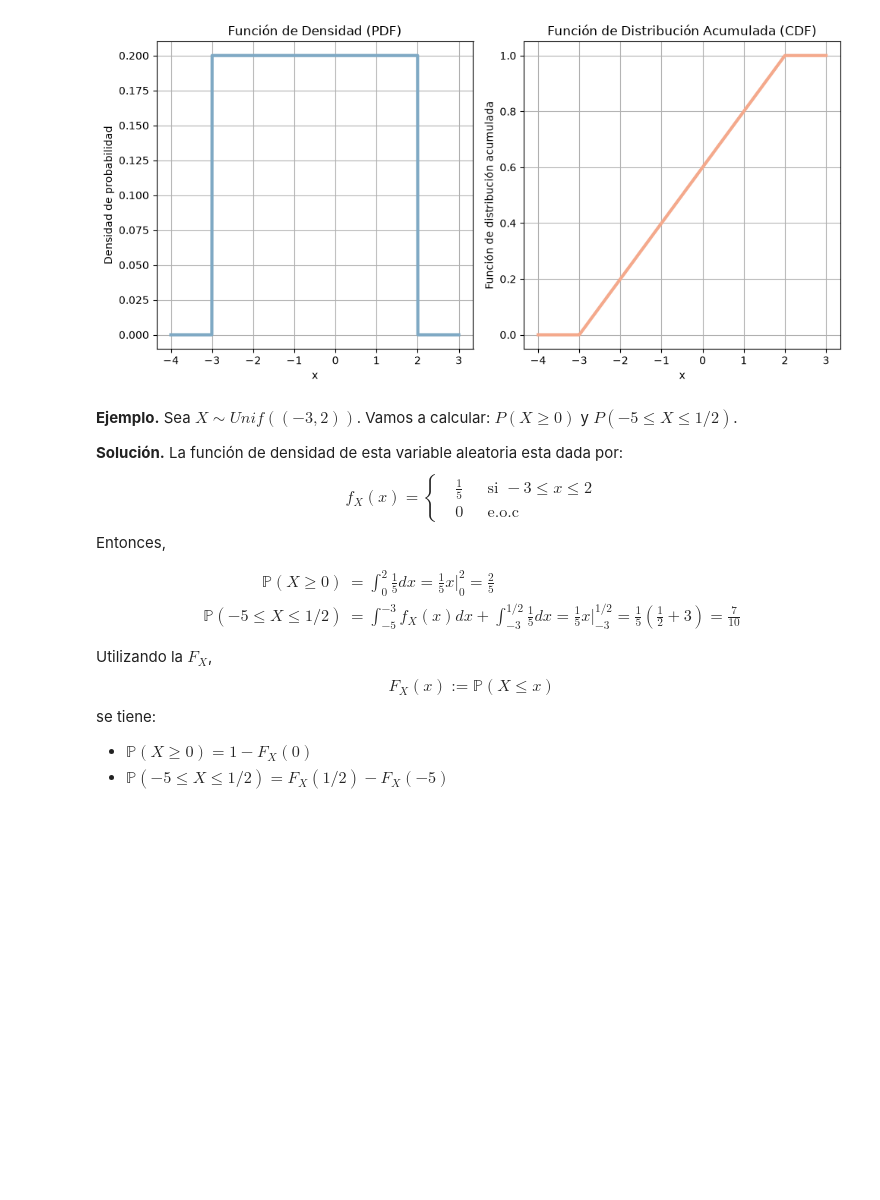
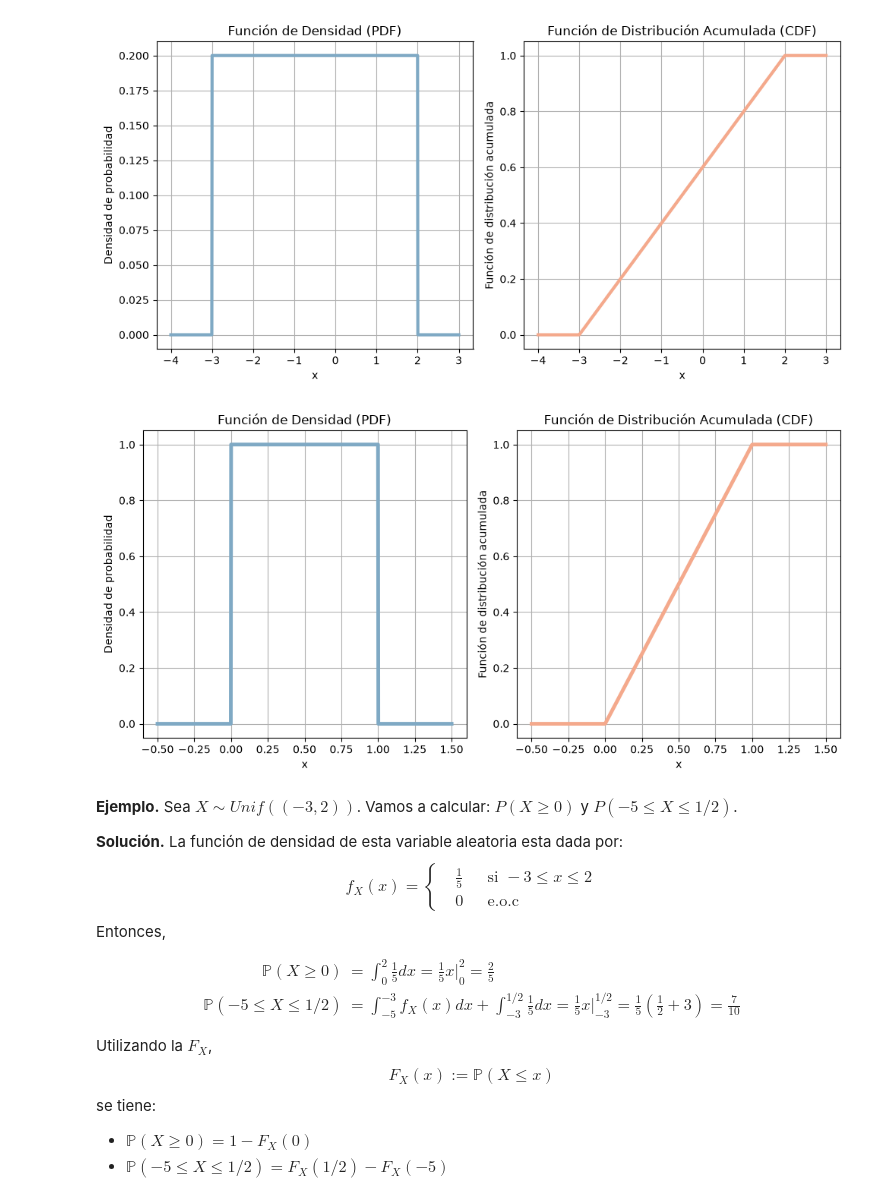
Before and after one commit to dianacondemp-1301/Modulo_ll_Mod_estadisticos, a Jupyter notebook: Variables_aleatorias.ipynb, the cells around one changed output. Cells and saved outputs as stored; diff of their text form; code cells hidden in the pictures; blank space fills up the shorter version.

```diff
--- a/Variables_aleatorias.ipynb
+++ b/Variables_aleatorias.ipynb
@@ -1228,6 +1230,44 @@ plt.tight_layout()
 plt.show()
 # %% [output]
 [figure]
+# %%
+# Parámetros de la distribución uniforme
+a = 0  # límite inferior
+b = 1  # límite superior
+
+# Crear el objeto de distribución uniforme usando scipy
+uniform_dist = uniform(loc=a, scale=b-a)
+
+# Generar valores de x
+x = np.linspace(-0.5, 1.5, 1000)
+
+# Calcular la PDF usando scipy
+pdf_values = uniform_dist.pdf(x)
+
+# Calcular la CDF usando scipy
+cdf_values = uniform_dist.cdf(x)
+
+# Graficar la PDF
+plt.figure(figsize=(10, 5))
+plt.subplot(1, 2, 1)
+plt.plot(x, pdf_values, label='PDF',color='#7FA9C4', linewidth=3.5)
+plt.xlabel('x')
+plt.ylabel('Densidad de probabilidad')
+plt.title('Función de Densidad (PDF)')
+plt.grid(True)
+
+# Graficar la CDF
+plt.subplot(1, 2, 2)
+plt.plot(x, cdf_values, label='CDF',  color='#F4A98C', linewidth=3.5)
+plt.xlabel('x')
+plt.ylabel('Función de distribución acumulada')
+plt.title('Función de Distribución Acumulada (CDF)')
+plt.grid(True)
+
+plt.tight_layout()
+plt.show()
+# %% [output]
+[figure, added]
 # %% [markdown]
 **Ejemplo.** 	Sea $X\sim Unif((-3,2))$. Vamos a calcular: $P(X\ge 0)$ y
 $P(-5 \le X \le 1/2)$.
```
Also changed, not shown: parts of 34 cells of this notebook.
